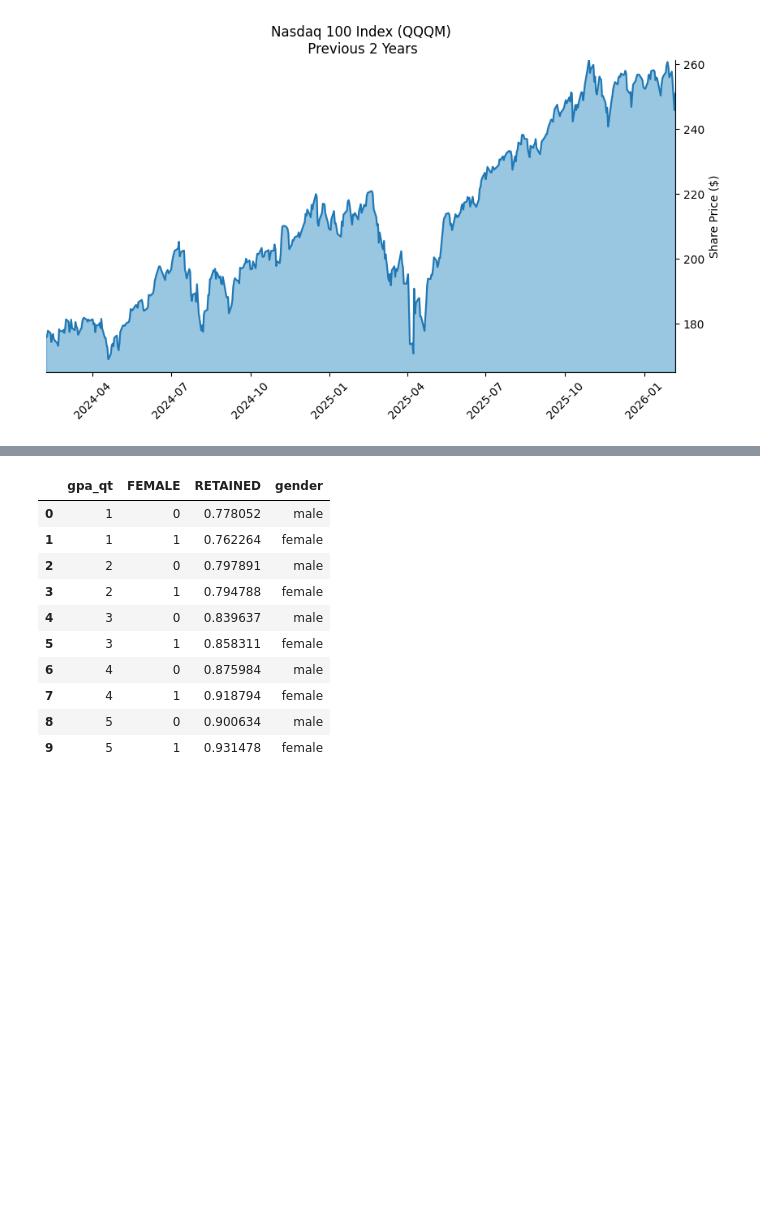
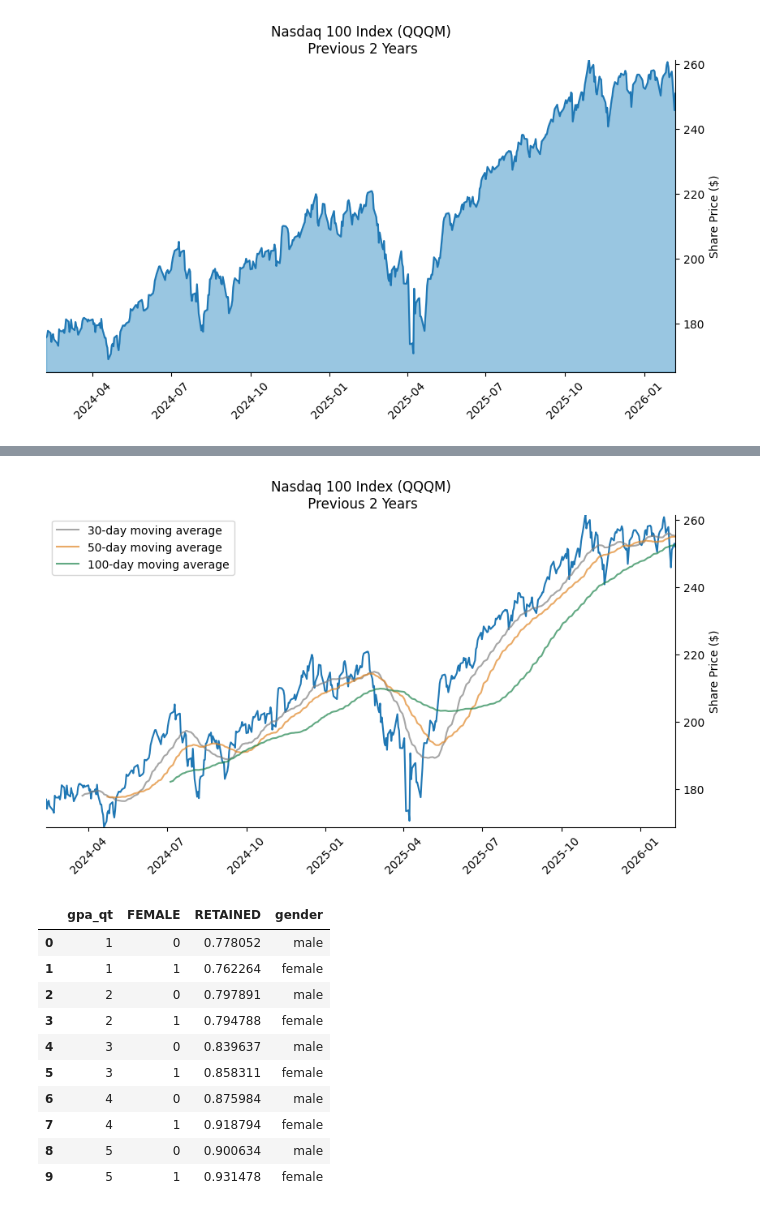
Before and after one commit to nickxscott/INFO658, a Jupyter notebook: notebooks/07_timeseries.ipynb, the cells around one changed output, grey strips where cells are left out. Cells and saved outputs as stored; diff of their text form; code cells hidden in the pictures; blank space fills up the shorter version.

```diff
--- a/notebooks/07_timeseries.ipynb
+++ b/notebooks/07_timeseries.ipynb
@@ -159,3 +177,25 @@ ax.yaxis.set_label_position("right")
+# %%
+fig, ax = plt.subplots(figsize=(10, 5))
+sns.despine(top=True, left=True, right=False)
+
+#create moving average
+df['ma_30']=df.close.rolling(30).mean()
+df['ma_50']=df.close.rolling(50).mean()
+df['ma_100']=df.close.rolling(100).mean()
+
+sns.lineplot(data=df, x='date', y='close', ax=ax).set_title(title)
+sns.lineplot(data=df, x='date', y='ma_30', color='grey', alpha=0.7, label='30-day moving average', ax=ax)
+sns.lineplot(data=df, x='date', y='ma_50', color='#e18727ff', alpha=0.7, label='50-day moving average', ax=ax)
+sns.lineplot(data=df, x='date', y='ma_100', color='#20854eff', alpha=0.7, label='100-day moving average', ax=ax)
+ax.set(ylabel='Share Price ($)', xlabel='')
+ax.tick_params(axis='x', rotation=45)
+ax.margins(x=0, y=0)
+
+# Move the y-axis ticks and label to the right
+ax.yaxis.tick_right()
+ax.yaxis.set_label_position("right");
+# %% [output]
+[figure, added]
 # %%
 df=get_sql(pk=p_key,uid_snow=uid_snow,sql_path='../../ds_lab/data_requests/tcb/femaleStudents/enrl.sql')
 df=df.loc[~df.COLLEGE.isin(['Special & Opportunity Programs', "Office of Int'l Education",'Continuing Education', 'Institute for Biotechnology'])]
```
Also changed, not shown: parts of 2 cells of this notebook, 1 other file.
